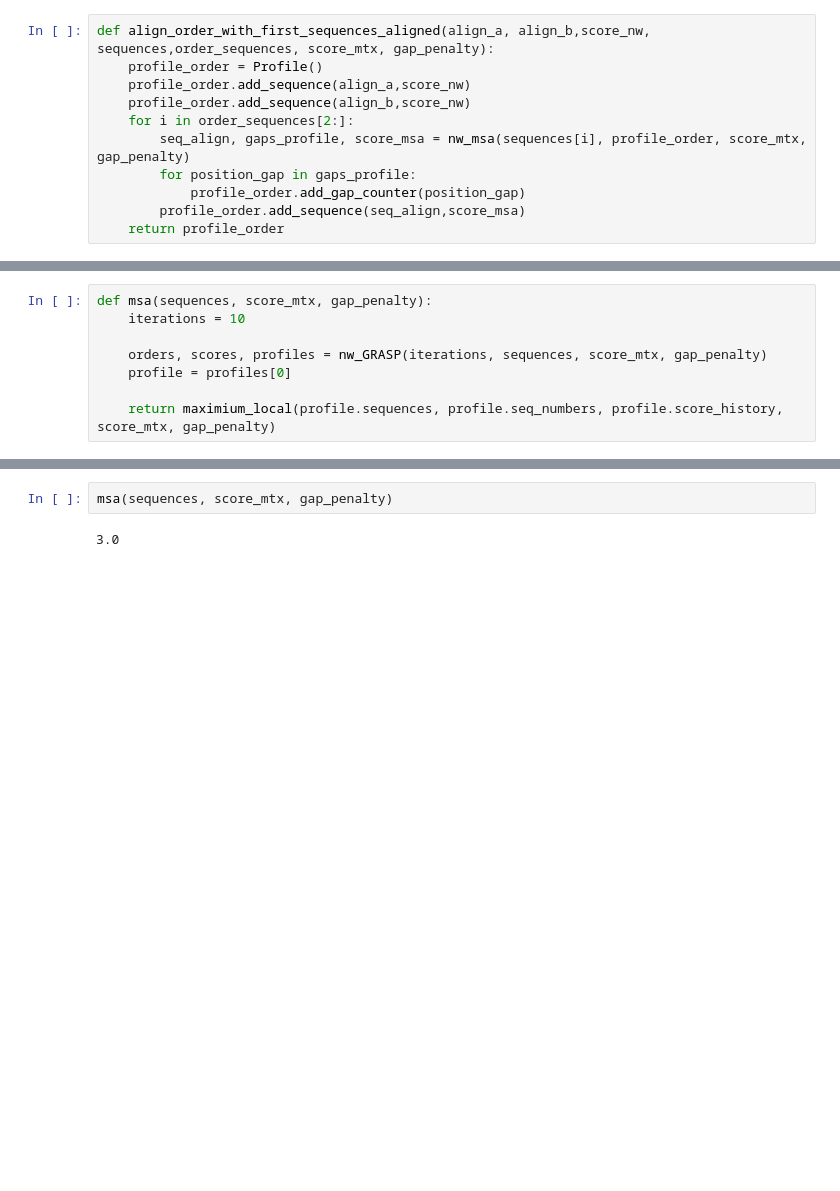
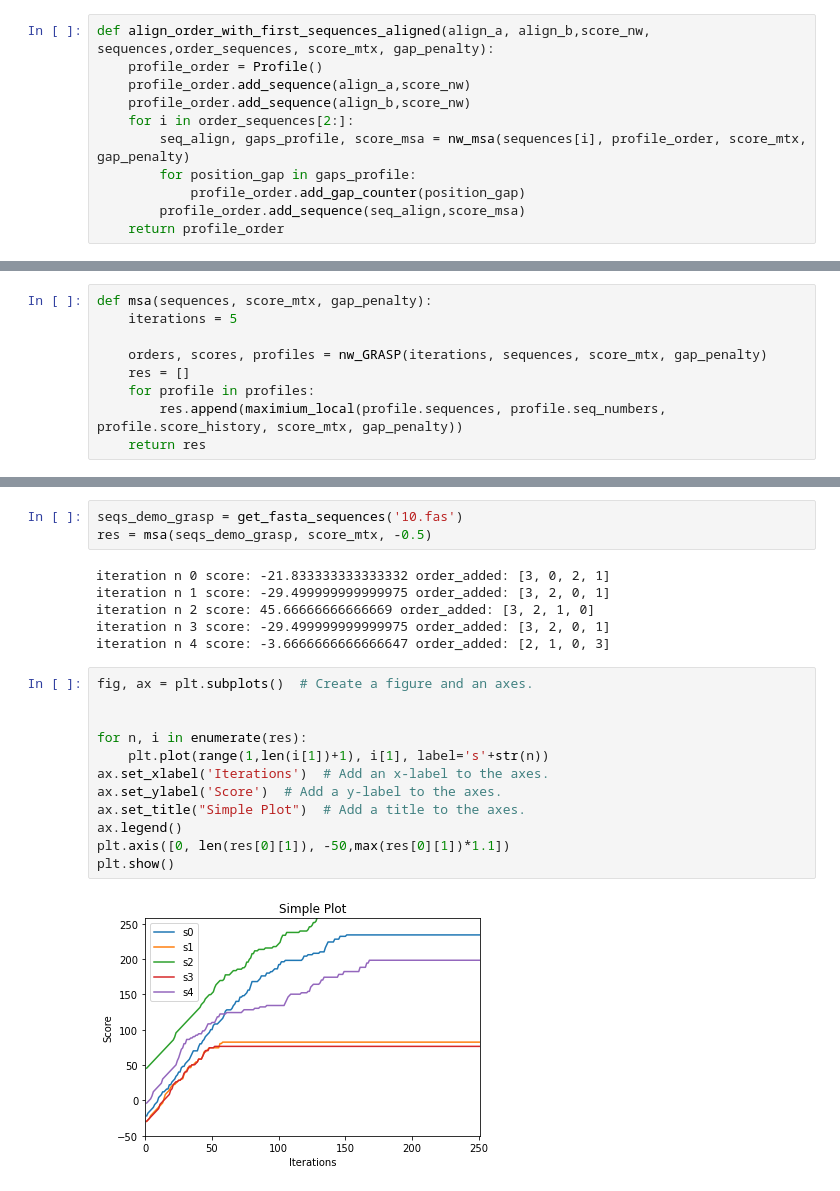
Before and after one commit to SabaPablo/algoritmos-heur-stica_GRASP_MSA, a Jupyter notebook: Multiple Sequence Alignment.ipynb, the cells around one changed output, grey strips where cells are left out. Saved outputs shown, nothing was run; the diff lists cells and outputs as text; blank space fills up the shorter version.

```diff
--- a/Multiple Sequence Alignment.ipynb
+++ b/Multiple Sequence Alignment.ipynb
@@ -731,10 +672,11 @@ TypeError: neighboard_of() takes 1 positional argument but 2 were given
 # %%
 def msa(sequences, score_mtx, gap_penalty):
-    iterations = 10
+    iterations = 5
 
     orders, scores, profiles = nw_GRASP(iterations, sequences, score_mtx, gap_penalty)
-    profile = profiles[0]
-
-    return maximium_local(profile.sequences, profile.seq_numbers, profile.score_history, score_mtx, gap_penalty)
+    res = []
+    for profile in profiles:
+        res.append(maximium_local(profile.sequences, profile.seq_numbers, profile.score_history, score_mtx, gap_penalty))
+    return res
 # %%
 def maximium_local(sequences,cant_sequences, score, score_mtx, gap_penalty):
@@ -790,6 +732,25 @@ def nucleotides_value(elem,elem2,score_mtx, gap_penalty):
     else:
         return score_mtx[index_a][index_b]
 # %%
-msa(sequences, score_mtx, gap_penalty)
+seqs_demo_grasp = get_fasta_sequences('10.fas')
+res = msa(seqs_demo_grasp, score_mtx, -0.5)
 # %% [output]
-3.0
+iteration n 0 score: -21.833333333333332 order_added: [3, 0, 2, 1]
+iteration n 1 score: -29.499999999999975 order_added: [3, 2, 0, 1]
+iteration n 2 score: 45.66666666666669 order_added: [3, 2, 1, 0]
+iteration n 3 score: -29.499999999999975 order_added: [3, 2, 0, 1]
+iteration n 4 score: -3.6666666666666647 order_added: [2, 1, 0, 3]
+# %%
+fig, ax = plt.subplots()  # Create a figure and an axes.
+
+
+for n, i in enumerate(res):
+    plt.plot(range(1,len(i[1])+1), i[1], label='s'+str(n))
+ax.set_xlabel('Iterations')  # Add an x-label to the axes.
+ax.set_ylabel('Score')  # Add a y-label to the axes.
+ax.set_title("Simple Plot")  # Add a title to the axes.
+ax.legend()
+plt.axis([0, len(res[0][1]), -50,max(res[0][1])*1.1])
+plt.show()
+# %% [output]
+[figure, added]
```
Also changed, not shown: parts of 5 cells of this notebook.
